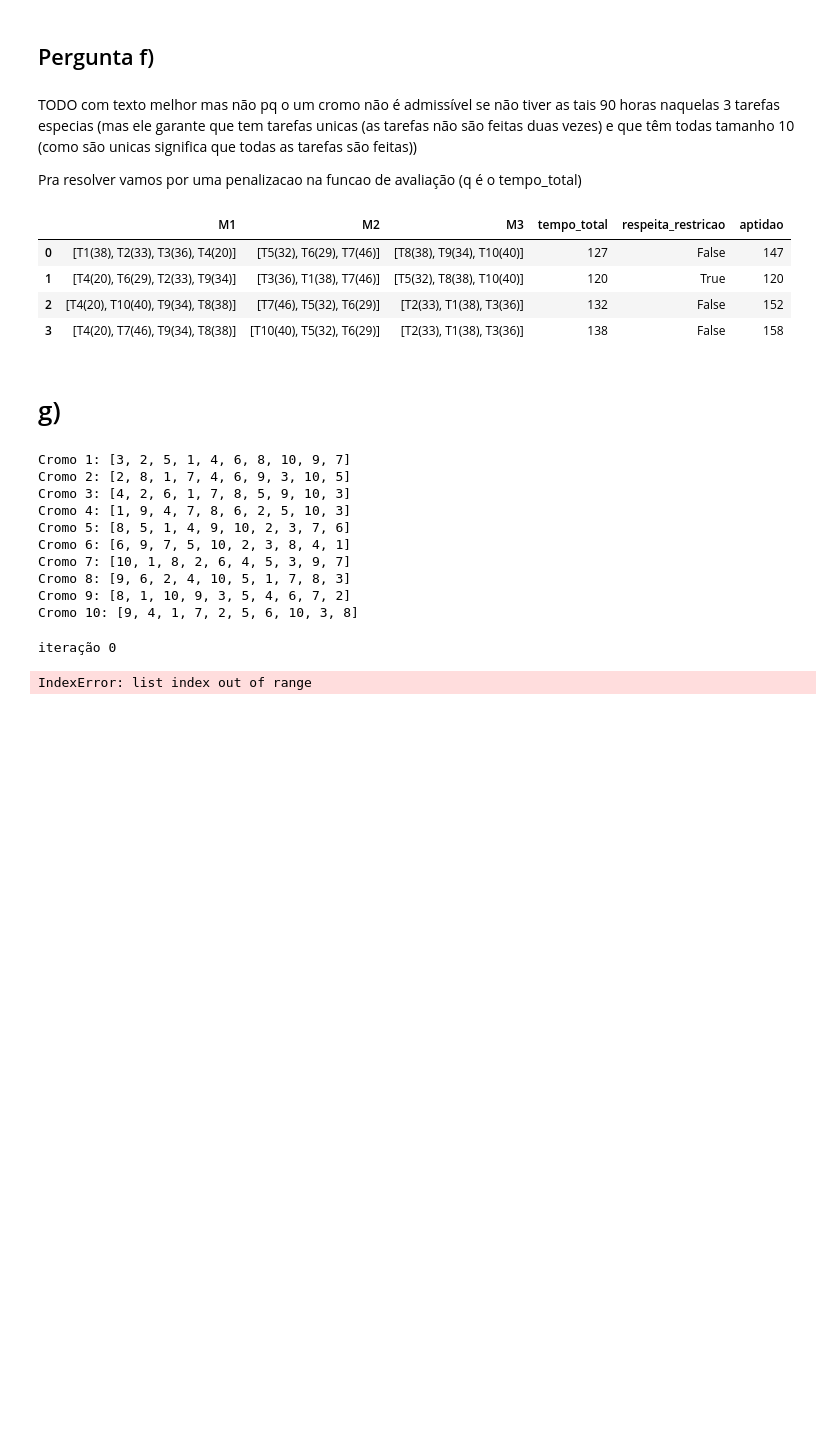
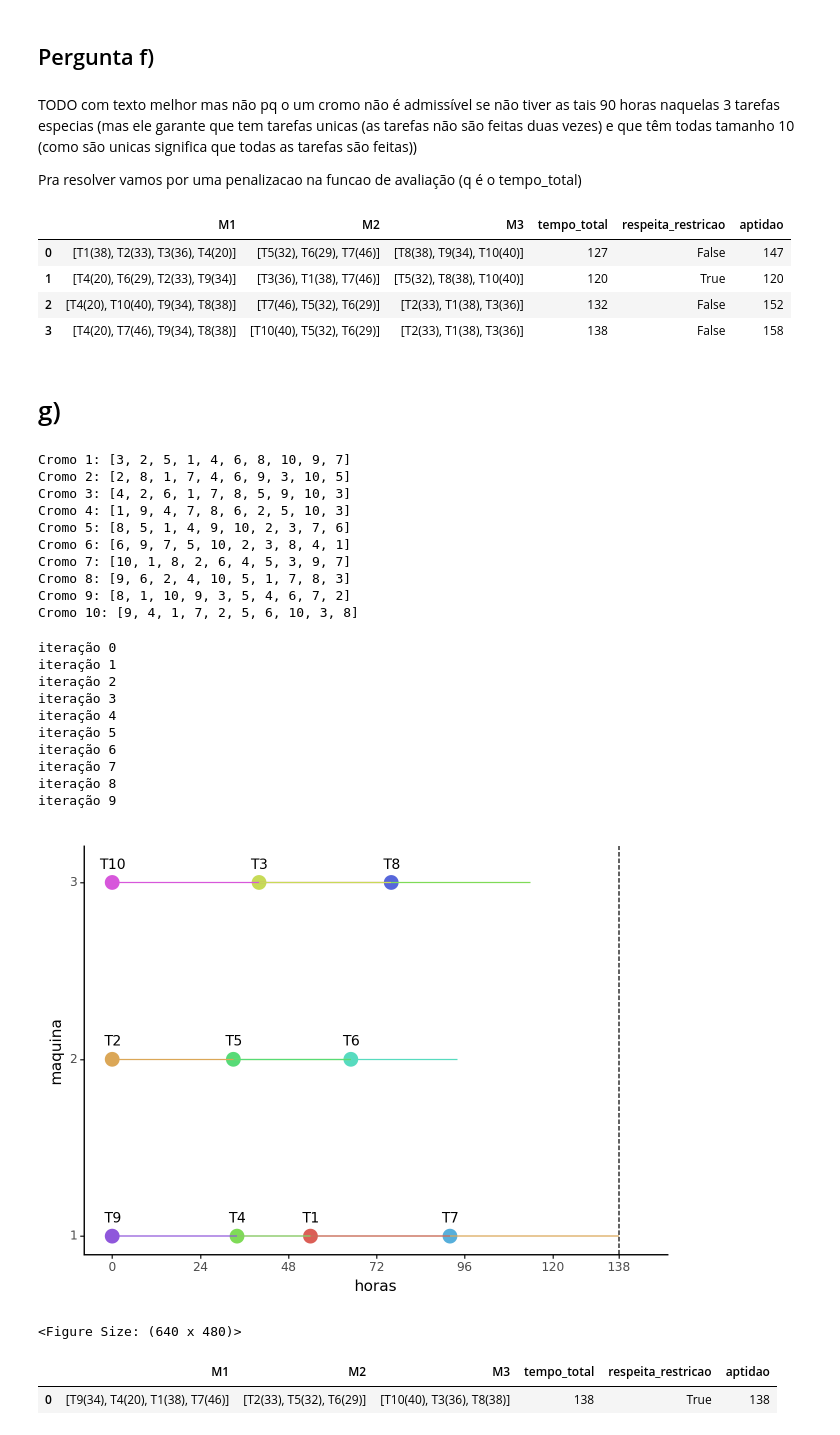
Before and after one commit to kardecallan566/Trab_grup_OH, a Jupyter notebook: notebooks/main.ipynb, the cells around one changed output. Drawn from its saved outputs; the diff is of its cells as text; code cells hidden in the pictures; blank space fills up the shorter version.

Commit message:
algoritmo corrigido

```diff
--- a/notebooks/main.ipynb
+++ b/notebooks/main.ipynb
@@ -482,14 +482,14 @@ class Populacao:
   curr_iter: int
   cromos: list[list[int]] | list[Cromossomo]
   def __post_init__(self):
-    if isinstance(self.cromos[0], Cromossomo): return
+    if len(self.cromos) == 0 or isinstance(self.cromos[0], Cromossomo): return
     self.cromos = [Cromossomo(c) for c in self.cromos]
   def __getitem__(self, i):
     return self.cromos[i]
   def sort(self, reverse = False):
     self.cromos.sort(key=lambda c: c.aptidao, reverse=reverse)
     return self
-  def add(self, crom: Cromossomo | list[Cromossomo] | list[int] | list[list[int]]):
+  def append(self, crom: Cromossomo | list[Cromossomo] | list[int] | list[list[int]]):
     if isinstance(crom, Cromossomo): self.cromos.append(crom)
     elif isinstance(crom[0], Cromossomo): self.cromos.extend(crom)
     elif isinstance(crom[0], int): self.cromos.append(Cromossomo(crom))
@@ -590,16 +590,32 @@ def algoritmoGenetico(
     ret.append(populacao := new_populacao)
     # 4. critérios de paragem
     criterios_de_paragem.update(elites[0].aptidao)
-  return elites[0], ret
+  return fromCromo(elites[0]), ret
 # %%
 # exemplo
 seed(1)
-fromCromo(algoritmoGenetico(
+resultado = algoritmoGenetico(
   tamanho_populacao=10,
   criterios_de_paragem=CriteriosDeParagem(iter_max=10),
   elitismo_tamanho=1,
   log=True
-)[0]).horario.plot()
+)
+resultado[0].horario.plot()
 # %% [output]
 iteração 0
+iteração 1
+iteração 2
+iteração 3
+iteração 4
+iteração 5
+iteração 6
+iteração 7
+iteração 8
+iteração 9
+[figure, added]
-IndexError: list index out of range
+<Figure Size: (640 x 480)>
+# %%
+create_df_updated(resultado[0])
+# %% [output]
+|  | M1 | M2 | M3 | tempo_total | respeita_restricao | aptidao |
+| 0 | [T9(34), T4(20), T1(38), T7(46)] | [T2(33), T5(32), T6(29)] | [T10(40), T3(36), T8(38)] | 138 | True | 138 |
```
